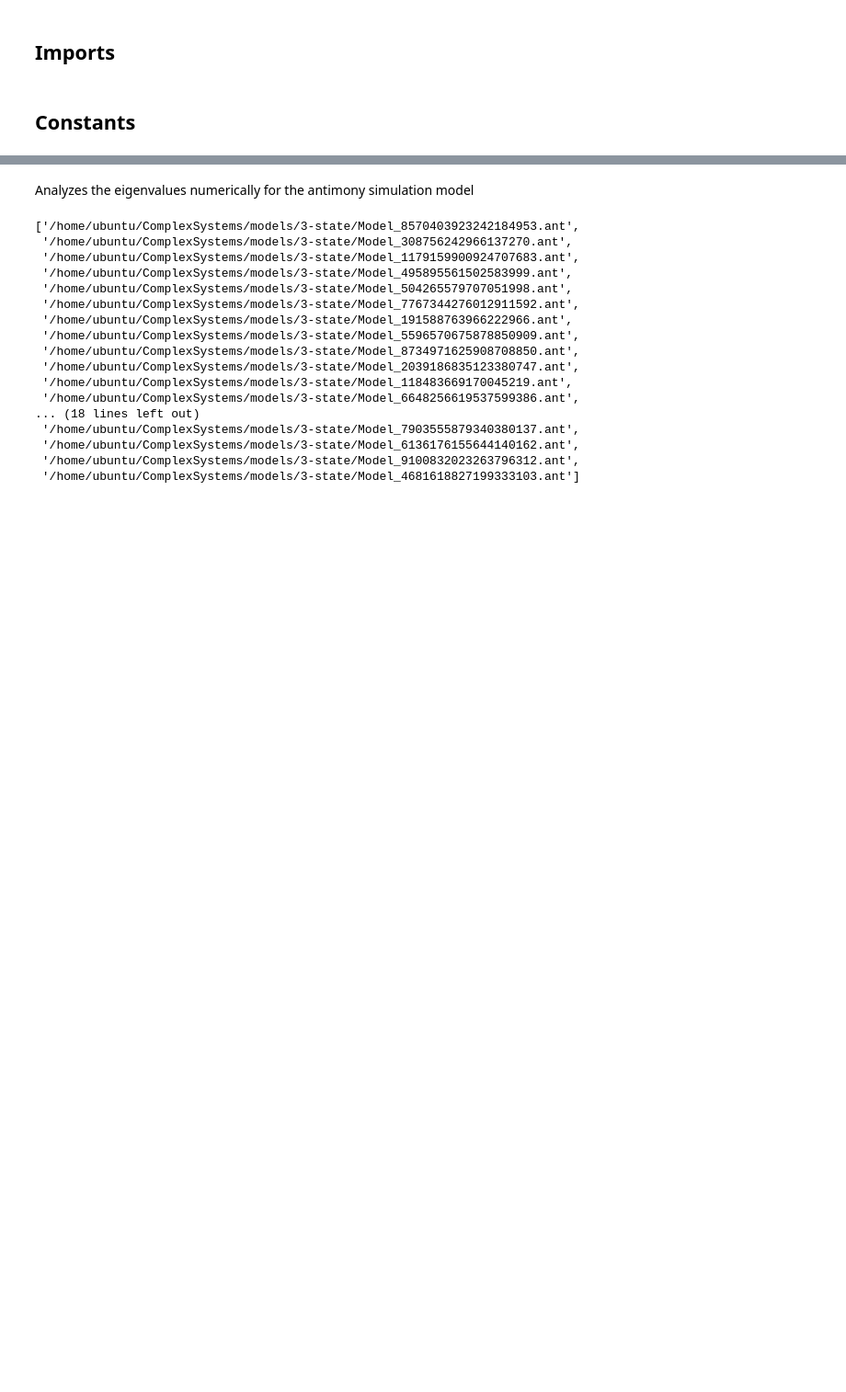
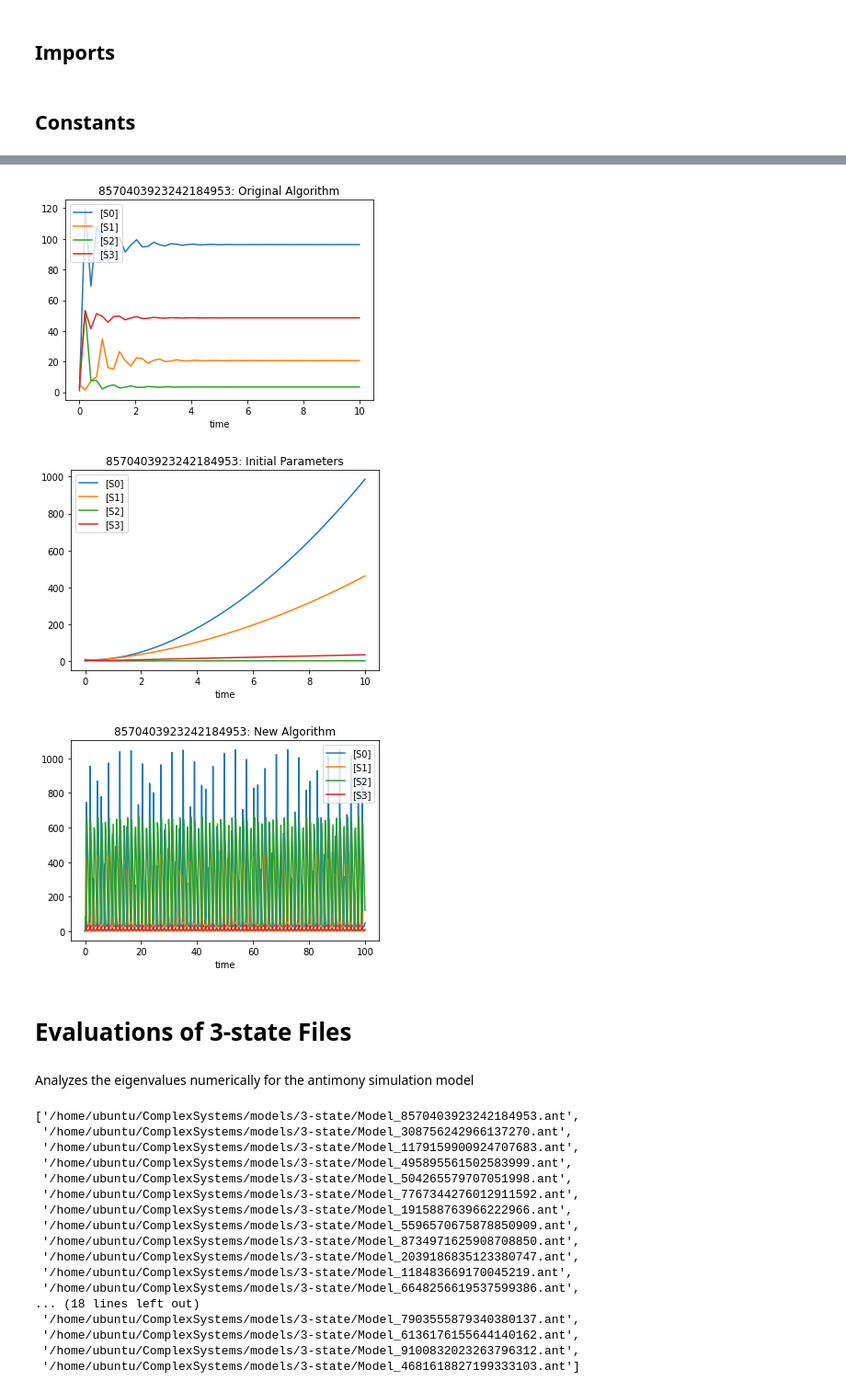
Before and after one commit to sys-bio/ComplexSystems, a Jupyter notebook: notebooks/Oscillations.ipynb, the cells around one changed output, grey strips where cells are left out. Shown at 92% size. Drawn from its saved outputs; the diff is of its cells as text; code cells hidden in the pictures; blank space fills up the shorter version.

```diff
--- a/notebooks/Oscillations.ipynb
+++ b/notebooks/Oscillations.ipynb
@@ -182,3 +61,50 @@ runSim(k9=0.5, startTime=900, endTime=910)
+# %%
+def analyzeFile(path, numRestart=2, isPlot=True, **kwargs):
+    """
+    Finds parameters with oscillations for a single file.
+    Plots simulations for the initial and optimized parameters.
+    """
+    def mkTitle(string):
+        start = path.index("Model_") + len("Model_")
+        end = path.index(".ant")
+        prefix = path[start:end]
+        return "%s: %s" % (prefix, string)
+    #
+    for idx in range(numRestart + 1):
+        rr = te.loada(path)
+        finder = OscillationFinder(rr)
+        if idx == 0:
+            # Plot simulation of the original parameters
+            finder.simulate()
+            finder.plot(title=mkTitle("Original Algorithm"), isPlot=isPlot)
+            # Change the parameter values
+            initialParameterXD = XDict.mkParameters(rr)
+            initialParameterXD = XDict(initialParameterXD.keys(), 1)
+            # finder.setParameters(initialParameterXD)
+            finder.simulate(parameterXD=initialParameterXD)
+            finder.plot(title=mkTitle("Initial Parameters"), isPlot=isPlot)
+        # Find the parameters
+        feasibleParameterXD = finder.find()
+        if feasibleParameterXD is not None:
+            break
+    if feasibleParameterXD is not None:
+        finder.simulate(parameterXD=feasibleParameterXD, endTime=100)
+        finder.plot(title=mkTitle("New Algorithm"), isPlot=isPlot, **kwargs)
+    else:
+        print(mkTitle("No feasible parameters found!"))
+    return feasibleParameterXD
+
+
+# Tests
+ffile = "/home/ubuntu/ComplexSystems/models/3-state/Model_8570403923242184953.ant"
+parameterDct = analyzeFile(ffile, isPlot=False)
+assert(isinstance(parameterDct, dict))
+# %% [output]
+[figure, added]
+[figure, added]
+[figure, added]
+# %% [markdown]
+# Evaluations of 3-state Files
 # %% [markdown]
 Analyzes the eigenvalues numerically for the antimony simulation model
 # %%
```
Also changed, not shown: parts of 102 cells of this notebook, 1 other file.
